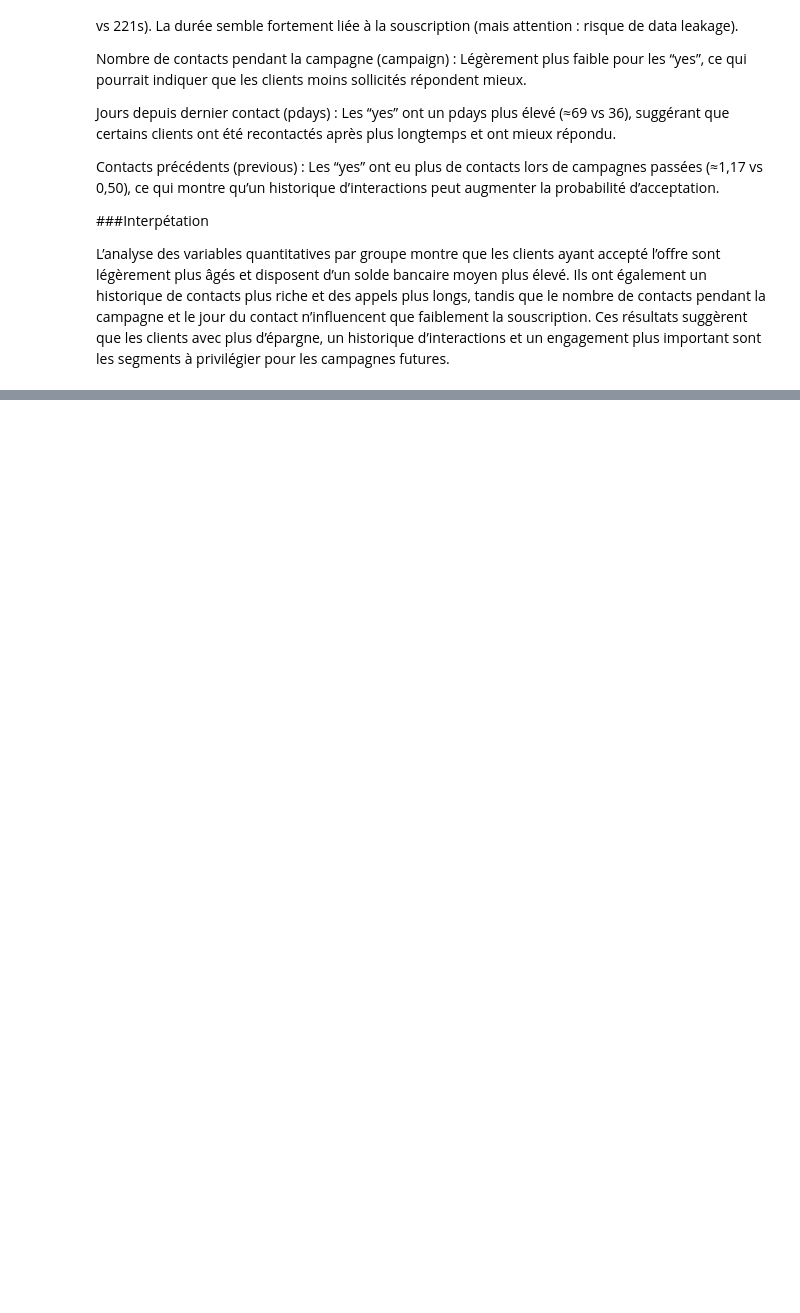
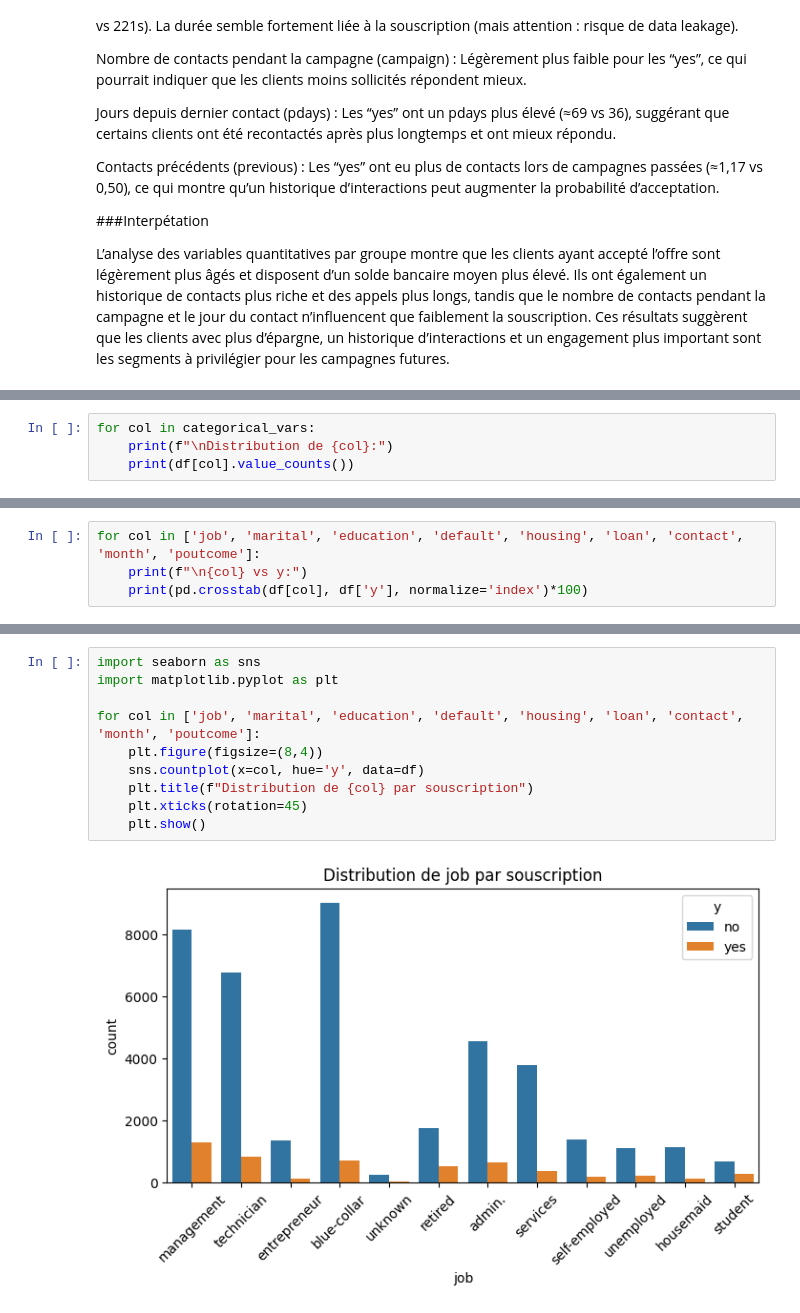
Before and after one commit to Priscillebk/Apprendre-SQL-pour-debutant-Tutoriel-SQL-complet, a Jupyter notebook: BANK_MARKETING.ipynb, the cells around one changed output, grey strips where cells are left out. Saved outputs shown, nothing was run; the diff lists cells and outputs as text; blank space fills up the shorter version.

```diff
--- a/BANK_MARKETING.ipynb
+++ b/BANK_MARKETING.ipynb
@@ -234,0 +313,4 @@ L’analyse des variables quantitatives par groupe montre que les clients ayant
+# %%
+for col in categorical_vars:
+    print(f"\nDistribution de {col}:")
+    print(df[col].value_counts())
@@ -234,0 +362,4 @@ L’analyse des variables quantitatives par groupe montre que les clients ayant
+# %%
+for col in ['job', 'marital', 'education', 'default', 'housing', 'loan', 'contact', 'month', 'poutcome']:
+    print(f"\n{col} vs y:")
+    print(pd.crosstab(df[col], df['y'], normalize='index')*100)
@@ -234,0 +404,12 @@ L’analyse des variables quantitatives par groupe montre que les clients ayant
+# %%
+import seaborn as sns
+import matplotlib.pyplot as plt
+
+for col in ['job', 'marital', 'education', 'default', 'housing', 'loan', 'contact', 'month', 'poutcome']:
+    plt.figure(figsize=(8,4))
+    sns.countplot(x=col, hue='y', data=df)
+    plt.title(f"Distribution de {col} par souscription")
+    plt.xticks(rotation=45)
+    plt.show()
+# %% [output]
+[figure, added]
```
Also changed, not shown: parts of 39 cells of this notebook.
